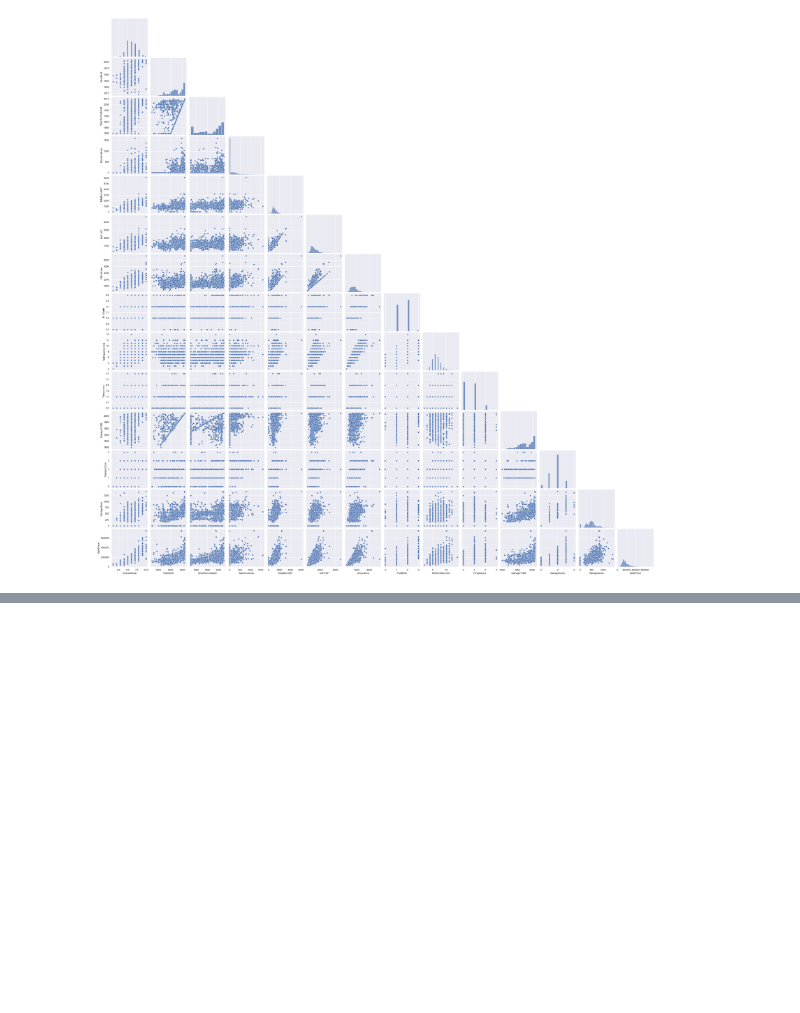
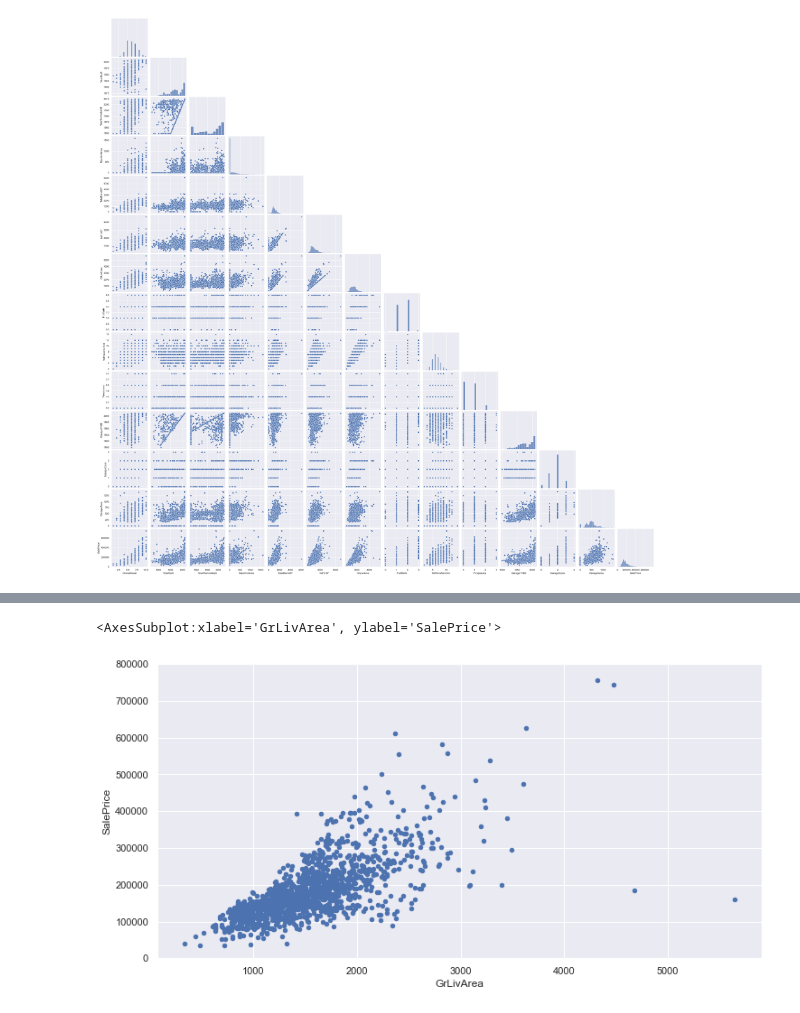
Before and after one commit to G-Moraes/house-prices, a Jupyter notebook: main.ipynb, the cells around one changed output, grey strips where cells are left out. Drawn from its saved outputs; the diff is of its cells as text; code cells hidden in the pictures; blank space fills up the shorter version.

```diff
--- a/main.ipynb
+++ b/main.ipynb
@@ -249,0 +320,6 @@ As características categóricas (*OverallQual*, *FullBath*, *TotRmsAbvGrd*, *Fi
+# %%
+data = pd.concat([X['SalePrice'], X['GrLivArea']], axis=1)
+data.plot.scatter(x = 'GrLivArea', y = 'SalePrice', c = '#4C72B0', ylim=(0,800000))
+# %% [output]
+<AxesSubplot:xlabel='GrLivArea', ylabel='SalePrice'>
+[figure, added]
```
Also changed, not shown: parts of 30 cells of this notebook.
